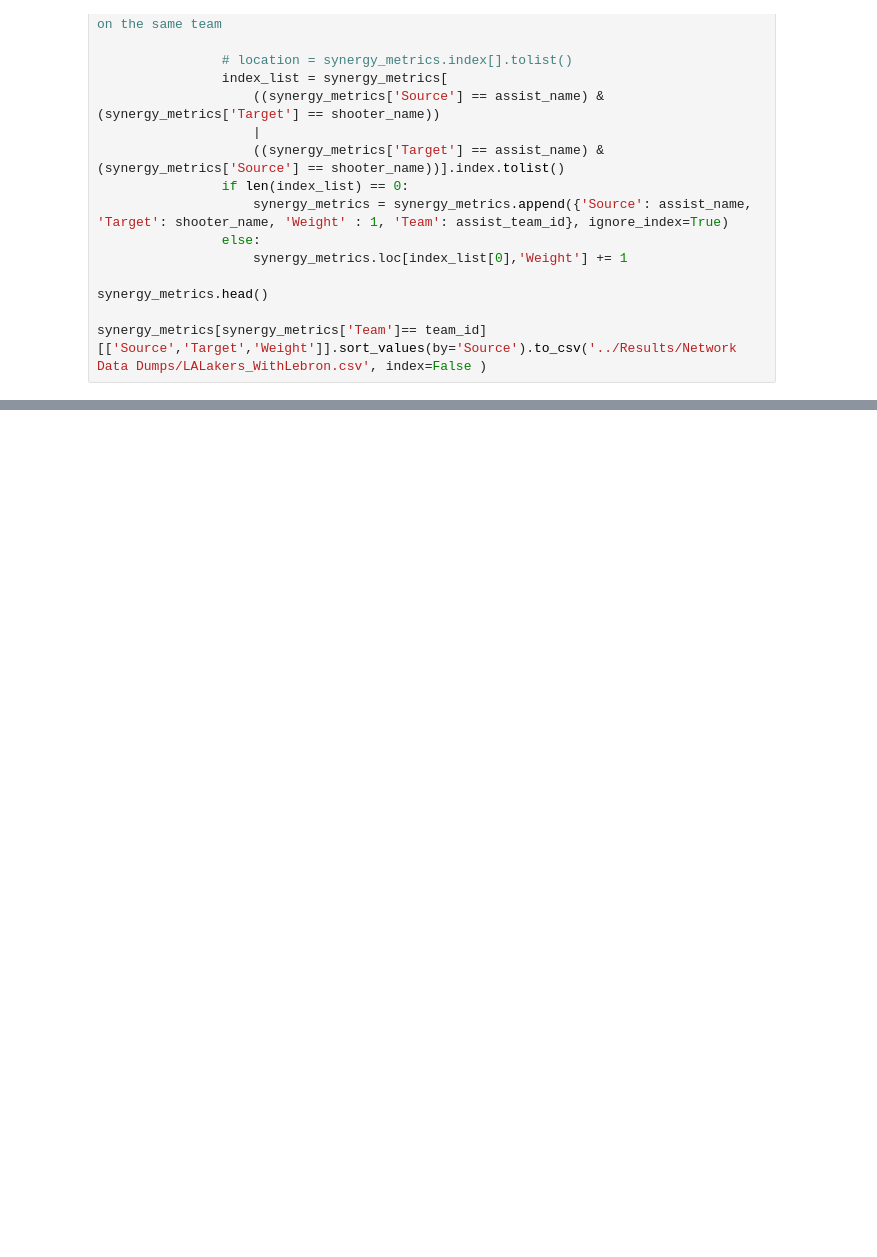
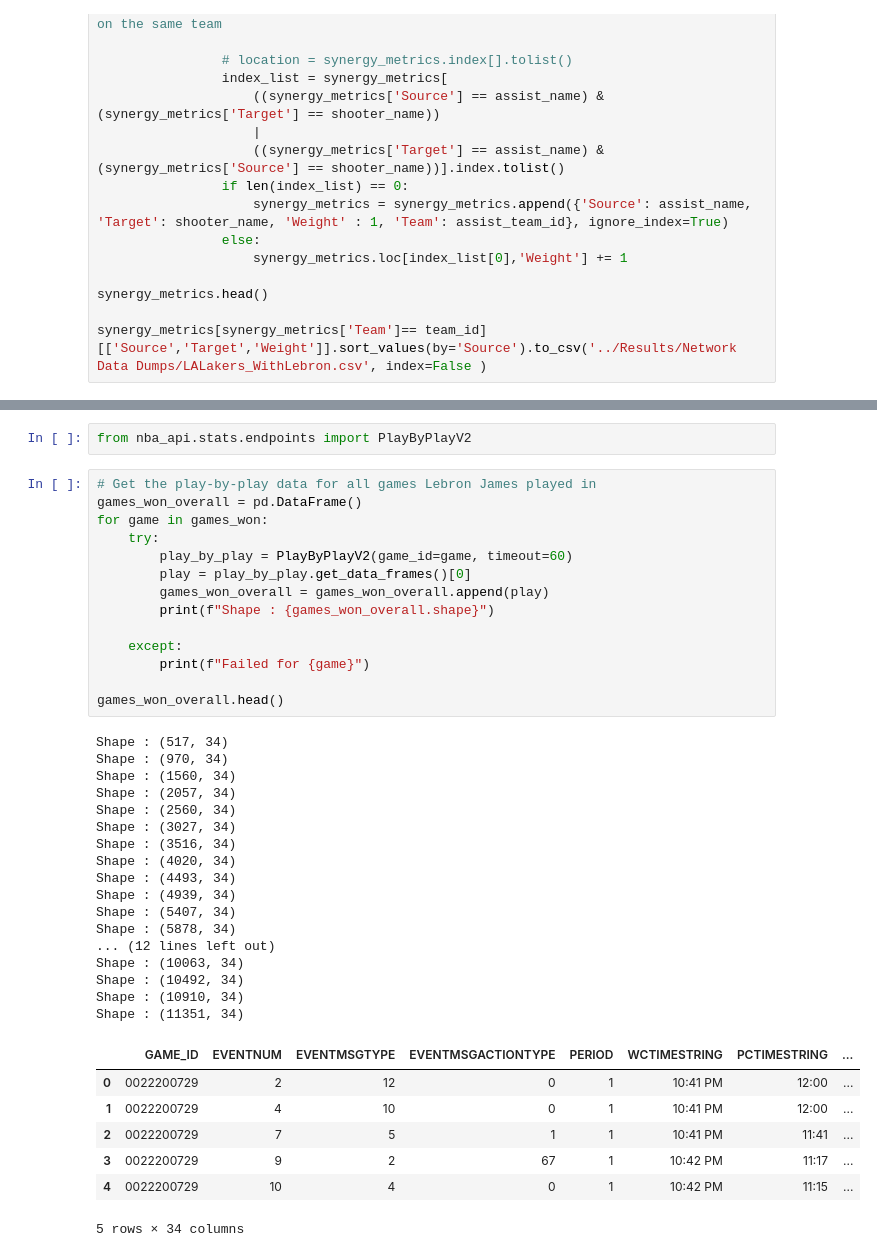
Before and after one commit to Saffian-Asghar/NBA_Network_Analysis, a Jupyter notebook: Notebooks/Qualitative_Network_Analysis.ipynb, the cells around one changed output, grey strips where cells are left out. Saved outputs shown, nothing was run; the diff lists cells and outputs as text; blank space fills up the shorter version.

```diff
--- a/Notebooks/Qualitative_Network_Analysis.ipynb
+++ b/Notebooks/Qualitative_Network_Analysis.ipynb
@@ -731,0 +790,41 @@ synergy_metrics[synergy_metrics['Team']== team_id][['Source','Target','Weight']]
+# %%
+from nba_api.stats.endpoints import PlayByPlayV2
+# %%
+# Get the play-by-play data for all games Lebron James played in
+games_won_overall = pd.DataFrame()
+for game in games_won:
+    try:
+        play_by_play = PlayByPlayV2(game_id=game, timeout=60)
+        play = play_by_play.get_data_frames()[0]
+        games_won_overall = games_won_overall.append(play)
+        print(f"Shape : {games_won_overall.shape}")
+
+    except:
+        print(f"Failed for {game}")
+
+games_won_overall.head()
+# %% [output]
+Shape : (517, 34)
+Shape : (970, 34)
+Shape : (1560, 34)
+Shape : (2057, 34)
+Shape : (2560, 34)
+Shape : (3027, 34)
+Shape : (3516, 34)
+Shape : (4020, 34)
+Shape : (4493, 34)
+Shape : (4939, 34)
+Shape : (5407, 34)
+Shape : (5878, 34)
+... (12 lines left out)
+Shape : (10063, 34)
+Shape : (10492, 34)
+Shape : (10910, 34)
+Shape : (11351, 34)
+|  | GAME_ID | EVENTNUM | EVENTMSGTYPE | EVENTMSGACTIONTYPE | PERIOD | WCTIMESTRING | PCTIMESTRING | ... |
+| 0 | 0022200729 | 2 | 12 | 0 | 1 | 10:41 PM | 12:00 | ... |
+| 1 | 0022200729 | 4 | 10 | 0 | 1 | 10:41 PM | 12:00 | ... |
+| 2 | 0022200729 | 7 | 5 | 1 | 1 | 10:41 PM | 11:41 | ... |
+| 3 | 0022200729 | 9 | 2 | 67 | 1 | 10:42 PM | 11:17 | ... |
+| 4 | 0022200729 | 10 | 4 | 0 | 1 | 10:42 PM | 11:15 | ... |
+5 rows × 34 columns
```
Also changed, not shown: parts of 13 cells of this notebook, 6 other files.
